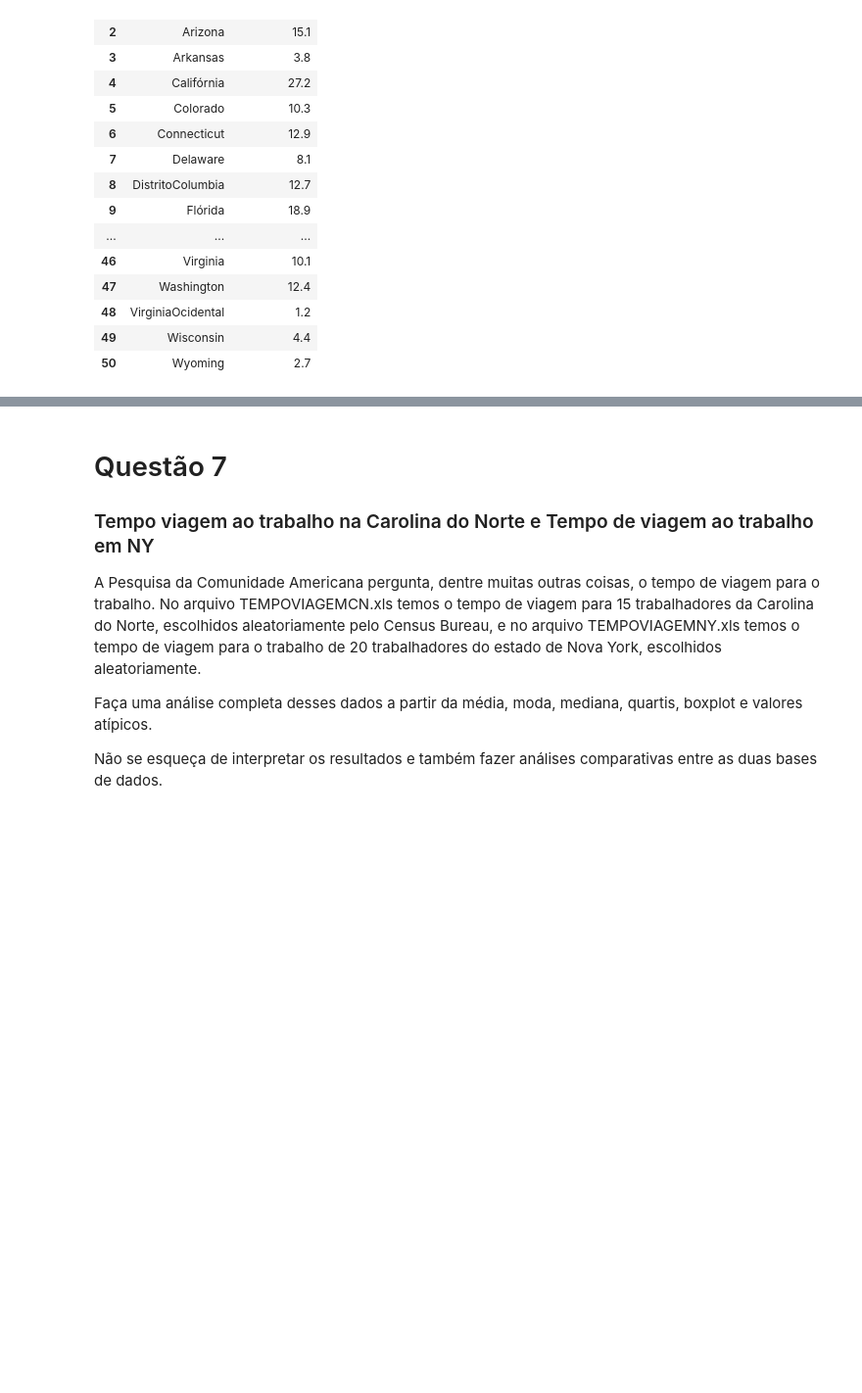
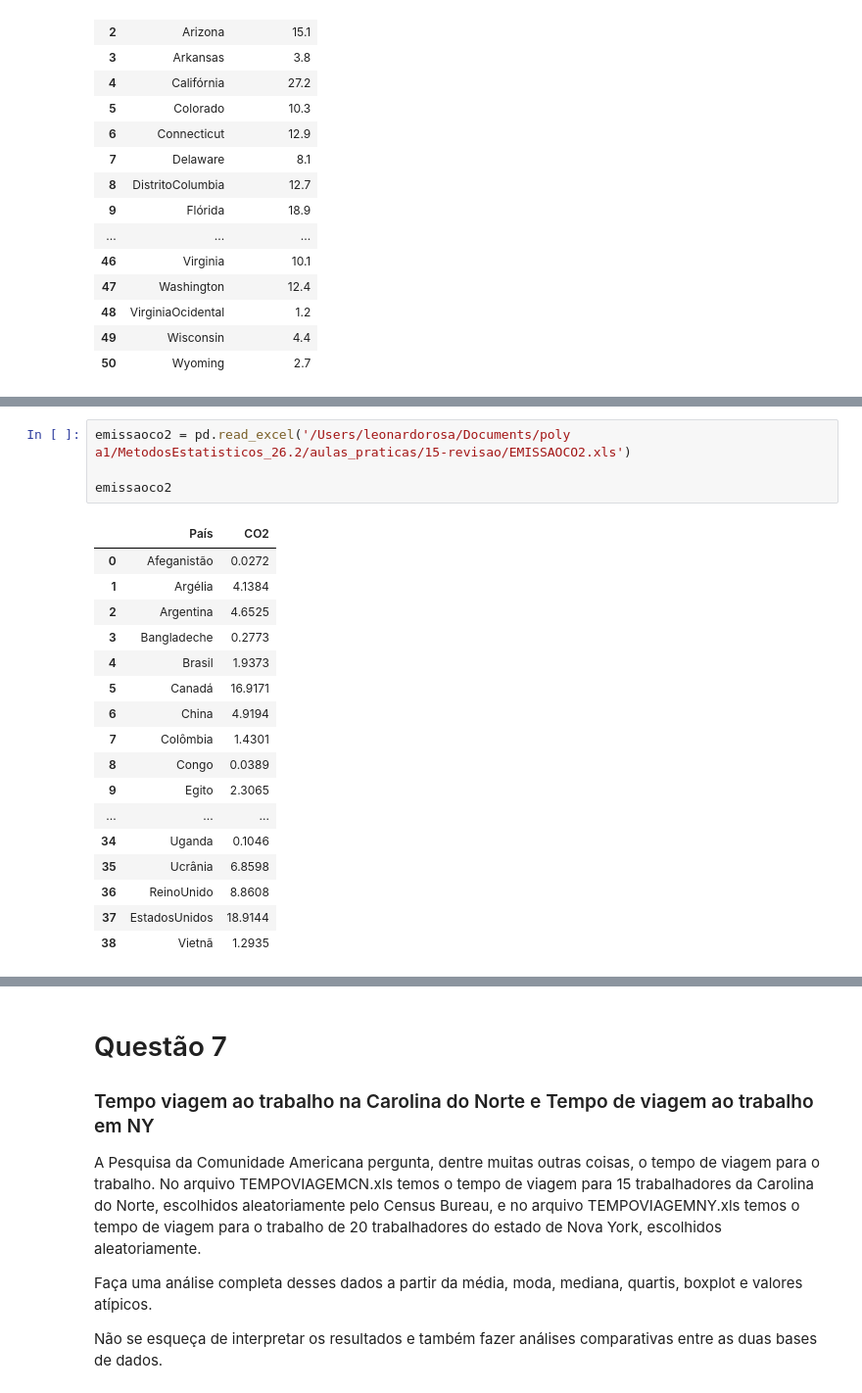
Before and after one commit to juliacereja/MetodosEstatisticos_26.2, a Jupyter notebook: aulas_praticas/15-revisao/Revisão.ipynb, the cells around one changed output, grey strips where cells are left out. Shown at 98% size. Saved outputs shown, nothing was run; the diff lists cells and outputs as text; blank space fills up the shorter version.

```diff
--- a/aulas_praticas/15-revisao/Revisão.ipynb
+++ b/aulas_praticas/15-revisao/Revisão.ipynb
@@ -333,0 +479,22 @@ O arquivo EMISSAOCO2.xls apresenta as emissões anuais de CO2, por pessoa em 201
+# %%
+emissaoco2 = pd.read_excel('/Users/leonardorosa/Documents/poly a1/MetodosEstatisticos_26.2/aulas_praticas/15-revisao/EMISSAOCO2.xls')
+
+emissaoco2
+# %% [output]
+|  | País | CO2 |
+| 0 | Afeganistão | 0.0272 |
+| 1 | Argélia | 4.1384 |
+| 2 | Argentina | 4.6525 |
+| 3 | Bangladeche | 0.2773 |
+| 4 | Brasil | 1.9373 |
+| 5 | Canadá | 16.9171 |
+| 6 | China | 4.9194 |
+| 7 | Colômbia | 1.4301 |
+| 8 | Congo | 0.0389 |
+| 9 | Egito | 2.3065 |
+| ... | ... | ... |
+| 34 | Uganda | 0.1046 |
+| 35 | Ucrânia | 6.8598 |
+| 36 | ReinoUnido | 8.8608 |
+| 37 | EstadosUnidos | 18.9144 |
+| 38 | Vietnã | 1.2935 |
```
Also changed, not shown: parts of 19 cells of this notebook, 3 other files.
